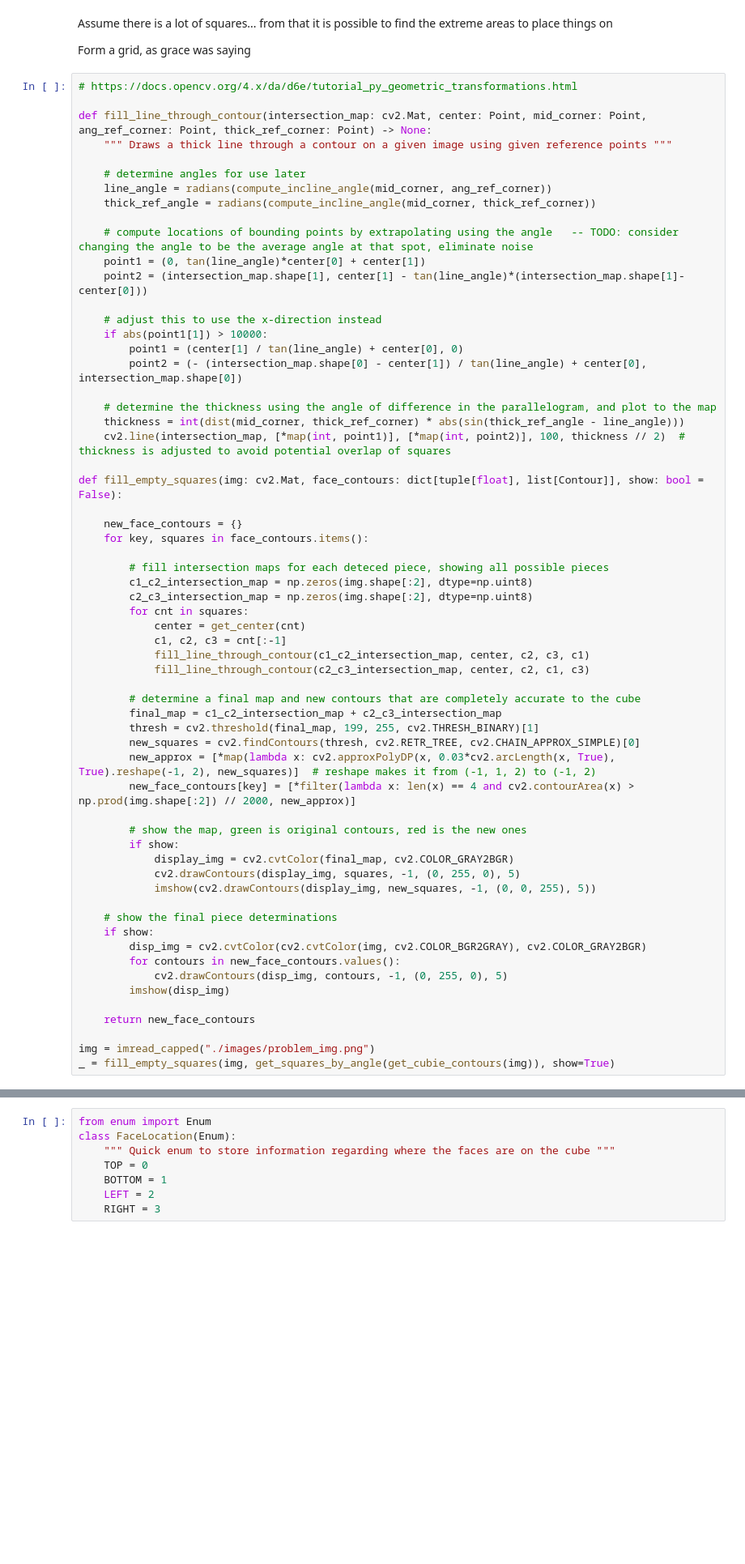
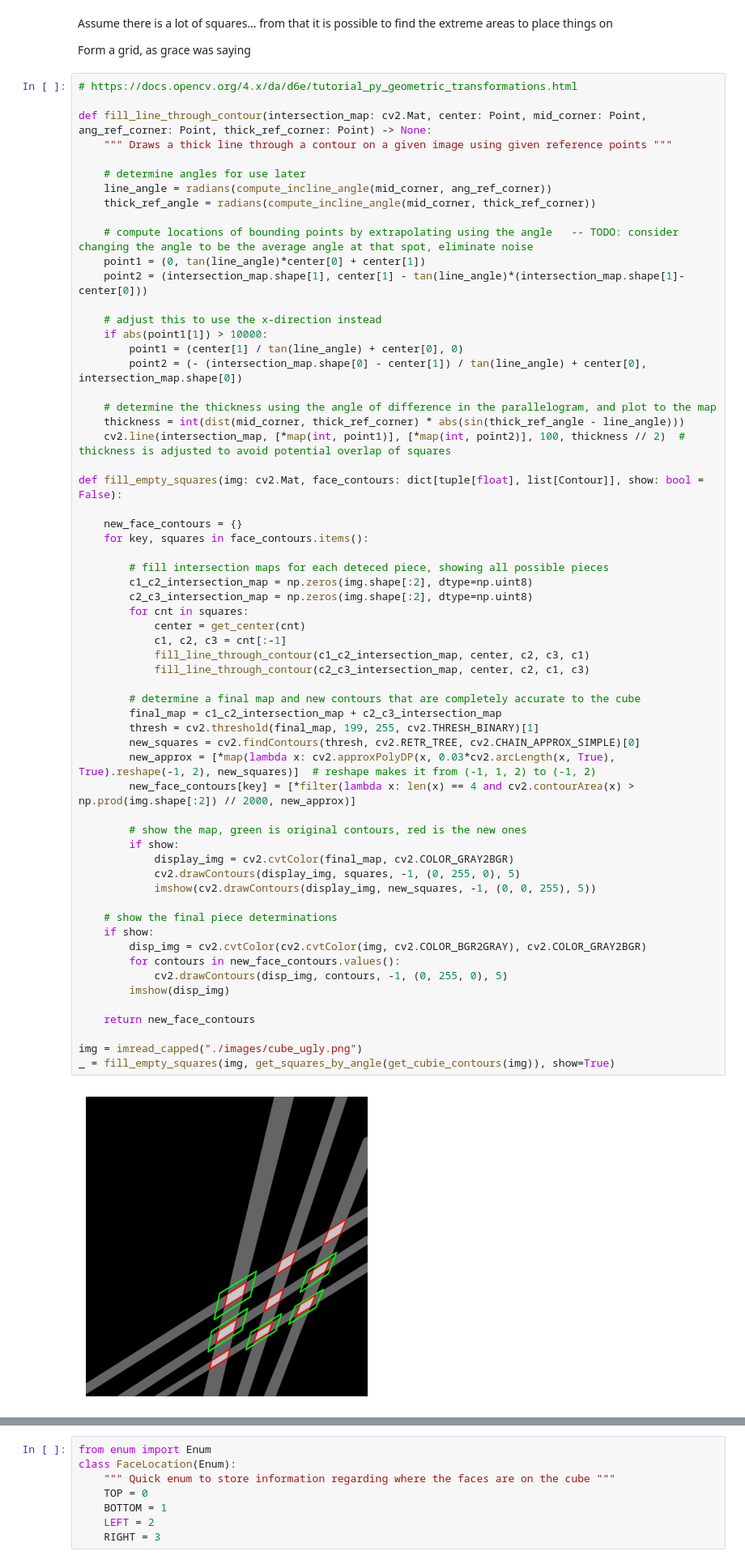
Before and after one commit to vivaansinghvi07/rubix-cube-solver, a Jupyter notebook: cv_testing.ipynb, the cells around one changed output, grey strips where cells are left out. Shown at 81% size. Cells and saved outputs as stored; diff of their text form; blank space fills up the shorter version.

```diff
--- a/cv_testing.ipynb
+++ b/cv_testing.ipynb
@@ -248,31 +255,33 @@ def fill_empty_squares(img: cv2.Mat, face_contours: dict[tuple[float], list[Cont
         c2_c3_intersection_map = np.zeros(img.shape[:2], dtype=np.uint8)
         for cnt in squares:
             center = get_center(cnt)
             c1, c2, c3 = cnt[:-1]
             fill_line_through_contour(c1_c2_intersection_map, center, c2, c3, c1)
             fill_line_through_contour(c2_c3_intersection_map, center, c2, c1, c3)
 
         # determine a final map and new contours that are completely accurate to the cube
         final_map = c1_c2_intersection_map + c2_c3_intersection_map
         thresh = cv2.threshold(final_map, 199, 255, cv2.THRESH_BINARY)[1]
         new_squares = cv2.findContours(thresh, cv2.RETR_TREE, cv2.CHAIN_APPROX_SIMPLE)[0]
         new_approx = [*map(lambda x: cv2.approxPolyDP(x, 0.03*cv2.arcLength(x, True), True).reshape(-1, 2), new_squares)]  # reshape makes it from (-1, 1, 2) to (-1, 2)
         new_face_contours[key] = [*filter(lambda x: len(x) == 4 and cv2.contourArea(x) > np.prod(img.shape[:2]) // 2000, new_approx)]
 
         # show the map, green is original contours, red is the new ones
         if show:
             display_img = cv2.cvtColor(final_map, cv2.COLOR_GRAY2BGR)
             cv2.drawContours(display_img, squares, -1, (0, 255, 0), 5)
             imshow(cv2.drawContours(display_img, new_squares, -1, (0, 0, 255), 5))
 
     # show the final piece determinations
     if show:
         disp_img = cv2.cvtColor(cv2.cvtColor(img, cv2.COLOR_BGR2GRAY), cv2.COLOR_GRAY2BGR)
         for contours in new_face_contours.values():
             cv2.drawContours(disp_img, contours, -1, (0, 255, 0), 5)
         imshow(disp_img)
 
     return new_face_contours
 
-img = imread_capped("./images/problem_img.png")
+img = imread_capped("./images/cube_ugly.png")
 _ = fill_empty_squares(img, get_squares_by_angle(get_cubie_contours(img)), show=True)
+# %% [output]
+[figure, added]
```
Also changed, not shown: parts of 9 cells of this notebook.
